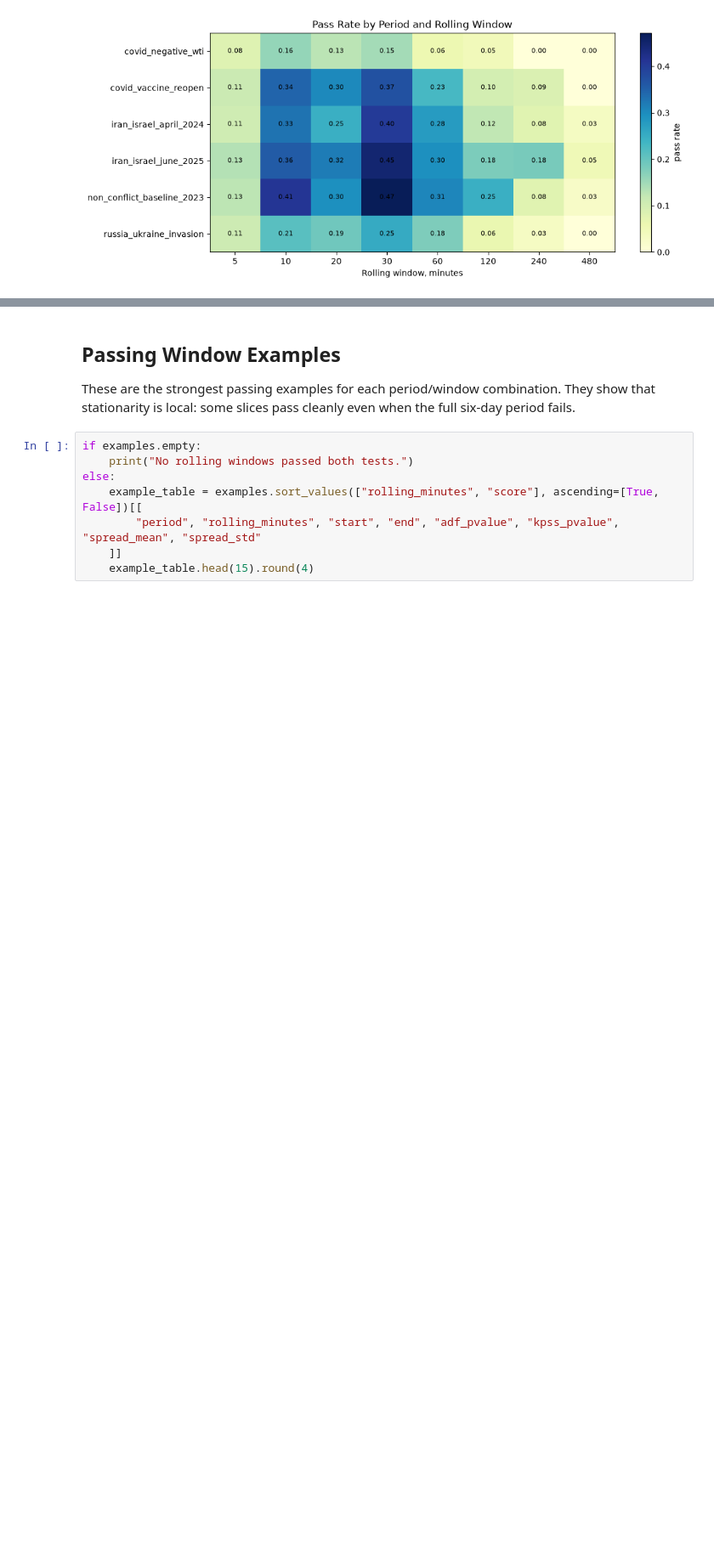
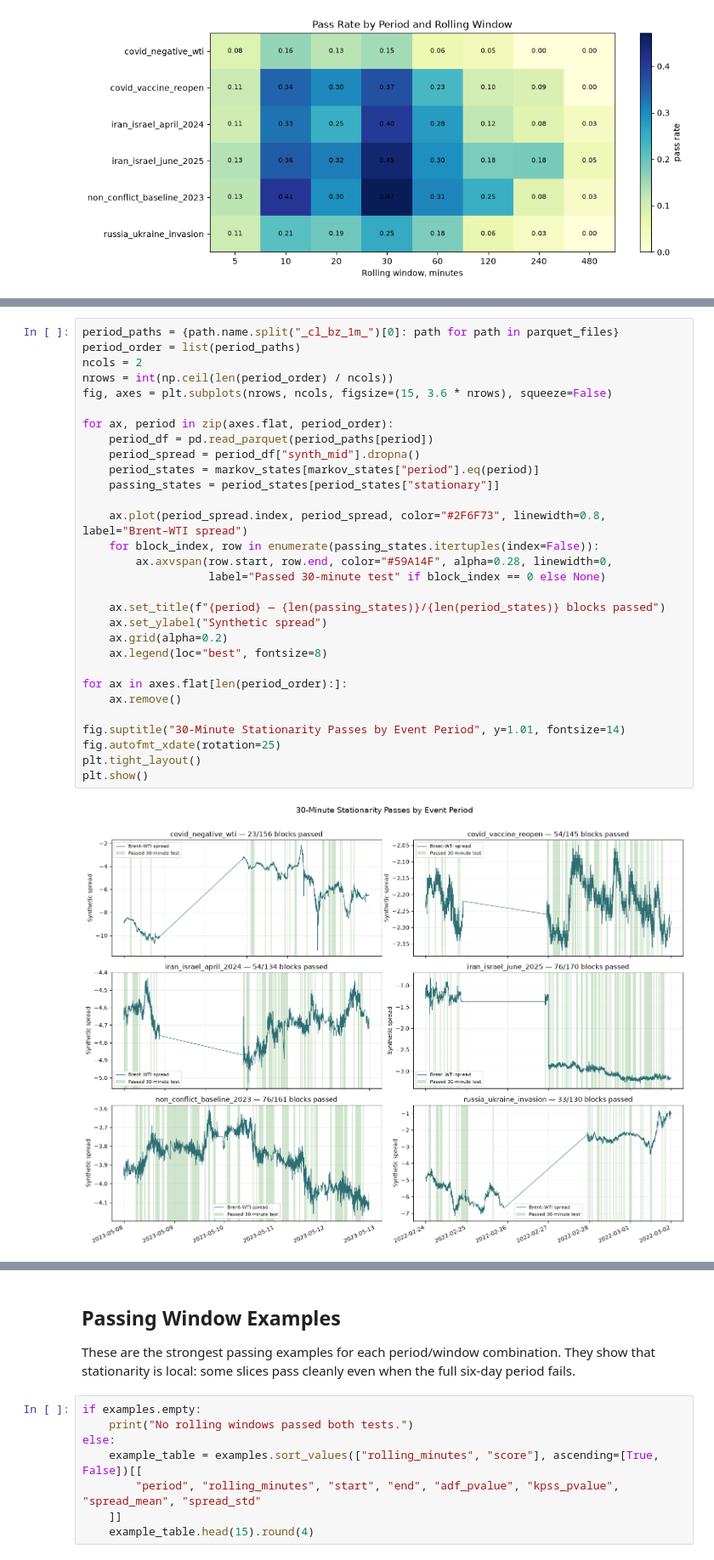
Before and after one commit to andrewheekin/finm37000-grp-6-trading, a Jupyter notebook: src/rolling_window_stationarity_notebook.ipynb, the cells around one changed output, grey strips where cells are left out. Shown at 85% size. Saved outputs shown, nothing was run; the diff lists cells and outputs as text; blank space fills up the shorter version.

```diff
--- a/src/rolling_window_stationarity_notebook.ipynb
+++ b/src/rolling_window_stationarity_notebook.ipynb
@@ -259,0 +419,32 @@ plt.show()
+# %%
+period_paths = {path.name.split("_cl_bz_1m_")[0]: path for path in parquet_files}
+period_order = list(period_paths)
+ncols = 2
+nrows = int(np.ceil(len(period_order) / ncols))
+fig, axes = plt.subplots(nrows, ncols, figsize=(15, 3.6 * nrows), squeeze=False)
+
+for ax, period in zip(axes.flat, period_order):
+    period_df = pd.read_parquet(period_paths[period])
+    period_spread = period_df["synth_mid"].dropna()
+    period_states = markov_states[markov_states["period"].eq(period)]
+    passing_states = period_states[period_states["stationary"]]
+
+    ax.plot(period_spread.index, period_spread, color="#2F6F73", linewidth=0.8, label="Brent–WTI spread")
+    for block_index, row in enumerate(passing_states.itertuples(index=False)):
+        ax.axvspan(row.start, row.end, color="#59A14F", alpha=0.28, linewidth=0,
+                   label="Passed 30-minute test" if block_index == 0 else None)
+
+    ax.set_title(f"{period} — {len(passing_states)}/{len(period_states)} blocks passed")
+    ax.set_ylabel("Synthetic spread")
+    ax.grid(alpha=0.2)
+    ax.legend(loc="best", fontsize=8)
+
+for ax in axes.flat[len(period_order):]:
+    ax.remove()
+
+fig.suptitle("30-Minute Stationarity Passes by Event Period", y=1.01, fontsize=14)
+fig.autofmt_xdate(rotation=25)
+plt.tight_layout()
+plt.show()
+# %% [output]
+[figure, added]
```
Also changed, not shown: parts of 7 cells of this notebook.
